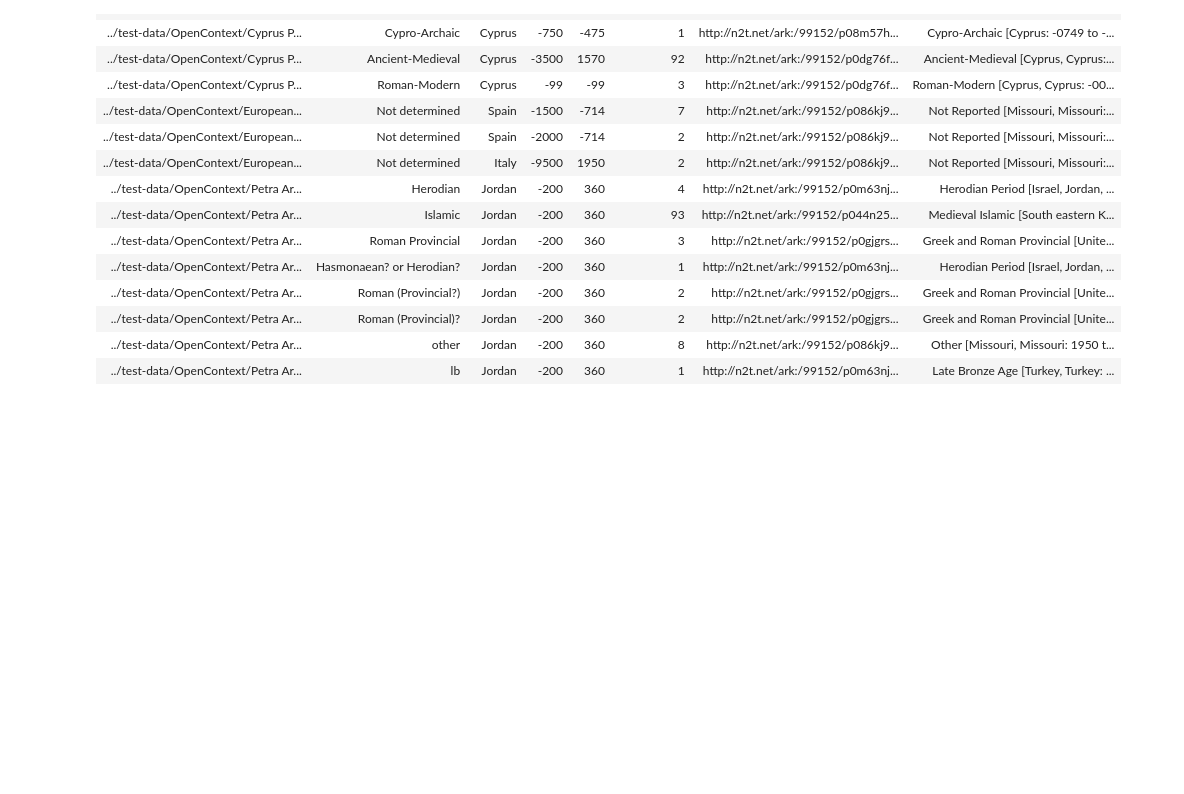
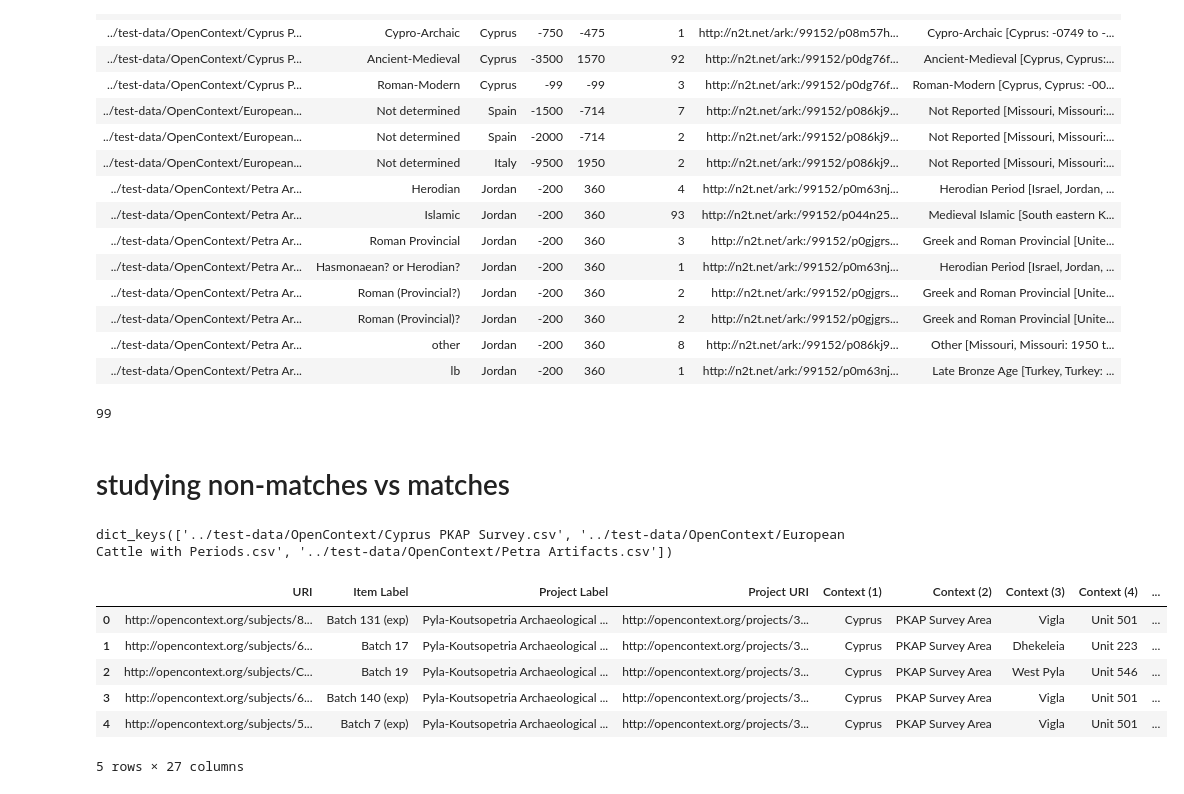
Before and after one commit to periodo/periodo-reconciler-py, a Jupyter notebook: notebooks/CSV_analysis.ipynb, the cells around one changed output. Saved outputs shown, nothing was run; the diff lists cells and outputs as text; code cells hidden in the pictures; blank space fills up the shorter version.

```diff
--- a/notebooks/CSV_analysis.ipynb
+++ b/notebooks/CSV_analysis.ipynb
@@ -94,17 +93,17 @@ Name: match_num, dtype: int64
 # %%
 # the list of OpenContext CSV files along with the columns to be fed to the reconciler
 
-OPENCONTEXT_TEST_FILES = [{'csv_path': '../test-data/OpenContext/Cyprus PKAP Survey - open-context-pkap-dates.csv',
+OPENCONTEXT_TEST_FILES = [{'csv_path': '../test-data/OpenContext/Cyprus PKAP Survey.csv',
   'kw': {'location': 'Context (1)',
    'query': 'Period',
    'start': 'Early BCE/CE',
    'stop': 'Late BCE/CE'}},
- {'csv_path': '../test-data/OpenContext/European Cattle with Periods - open-context-europe-cattle.csv',
+ {'csv_path': '../test-data/OpenContext/European Cattle with Periods.csv',
   'kw': {'location': 'Context (1)',
    'query': 'Period',
    'start': 'Early BCE/CE',
    'stop': 'Late BCE/CE'}},
- {'csv_path': '../test-data/OpenContext/Petra Artifacts - open-context-petra.csv',
+ {'csv_path': '../test-data/OpenContext/Petra Artifacts.csv',
   'kw': {'location': 'Context (1)',
    'query': 'Culture',
    'start': 'Early BCE/CE',
@@ -220,3 +219,26 @@ display(HTML(html_))
 | ../test-data/OpenContext/Petra Ar... | Roman (Provincial)? | Jordan | -200 | 360 | 2 | http://n2t.net/ark:/99152/p0gjgrs... | Greek and Roman Provincial [Unite... |
 | ../test-data/OpenContext/Petra Ar... | other | Jordan | -200 | 360 | 8 | http://n2t.net/ark:/99152/p086kj9... | Other [Missouri, Missouri: 1950 t... |
 | ../test-data/OpenContext/Petra Ar... | lb | Jordan | -200 | 360 | 1 | http://n2t.net/ark:/99152/p0m63nj... | Late Bronze Age [Turkey, Turkey: ... |
+# %%
+len(counter)
+# %% [output]
+99
+# %% [markdown]
+# studying non-matches vs matches
+# %%
+matching_results.keys()
+# %% [output]
+dict_keys(['../test-data/OpenContext/Cyprus PKAP Survey.csv', '../test-data/OpenContext/European Cattle with Periods.csv', '../test-data/OpenContext/Petra Artifacts.csv'])
+# %%
+# let's study the first csv file
+
+df = matching_results[OPENCONTEXT_TEST_FILES[0]['csv_path']]
+df.head()
+# %% [output]
+|  | URI | Item Label | Project Label | Project URI | Context (1) | Context (2) | Context (3) | Context (4) | ... |
+| 0 | http://opencontext.org/subjects/8... | Batch 131 (exp) | Pyla-Koutsopetria Archaeological ... | http://opencontext.org/projects/3... | Cyprus | PKAP Survey Area | Vigla | Unit 501 | ... |
+| 1 | http://opencontext.org/subjects/6... | Batch 17 | Pyla-Koutsopetria Archaeological ... | http://opencontext.org/projects/3... | Cyprus | PKAP Survey Area | Dhekeleia | Unit 223 | ... |
+| 2 | http://opencontext.org/subjects/C... | Batch 19 | Pyla-Koutsopetria Archaeological ... | http://opencontext.org/projects/3... | Cyprus | PKAP Survey Area | West Pyla | Unit 546 | ... |
+| 3 | http://opencontext.org/subjects/6... | Batch 140 (exp) | Pyla-Koutsopetria Archaeological ... | http://opencontext.org/projects/3... | Cyprus | PKAP Survey Area | Vigla | Unit 501 | ... |
+| 4 | http://opencontext.org/subjects/5... | Batch 7 (exp) | Pyla-Koutsopetria Archaeological ... | http://opencontext.org/projects/3... | Cyprus | PKAP Survey Area | Vigla | Unit 501 | ... |
+5 rows × 27 columns
```
Also changed, not shown: parts of 4 cells of this notebook, 4 other files.
